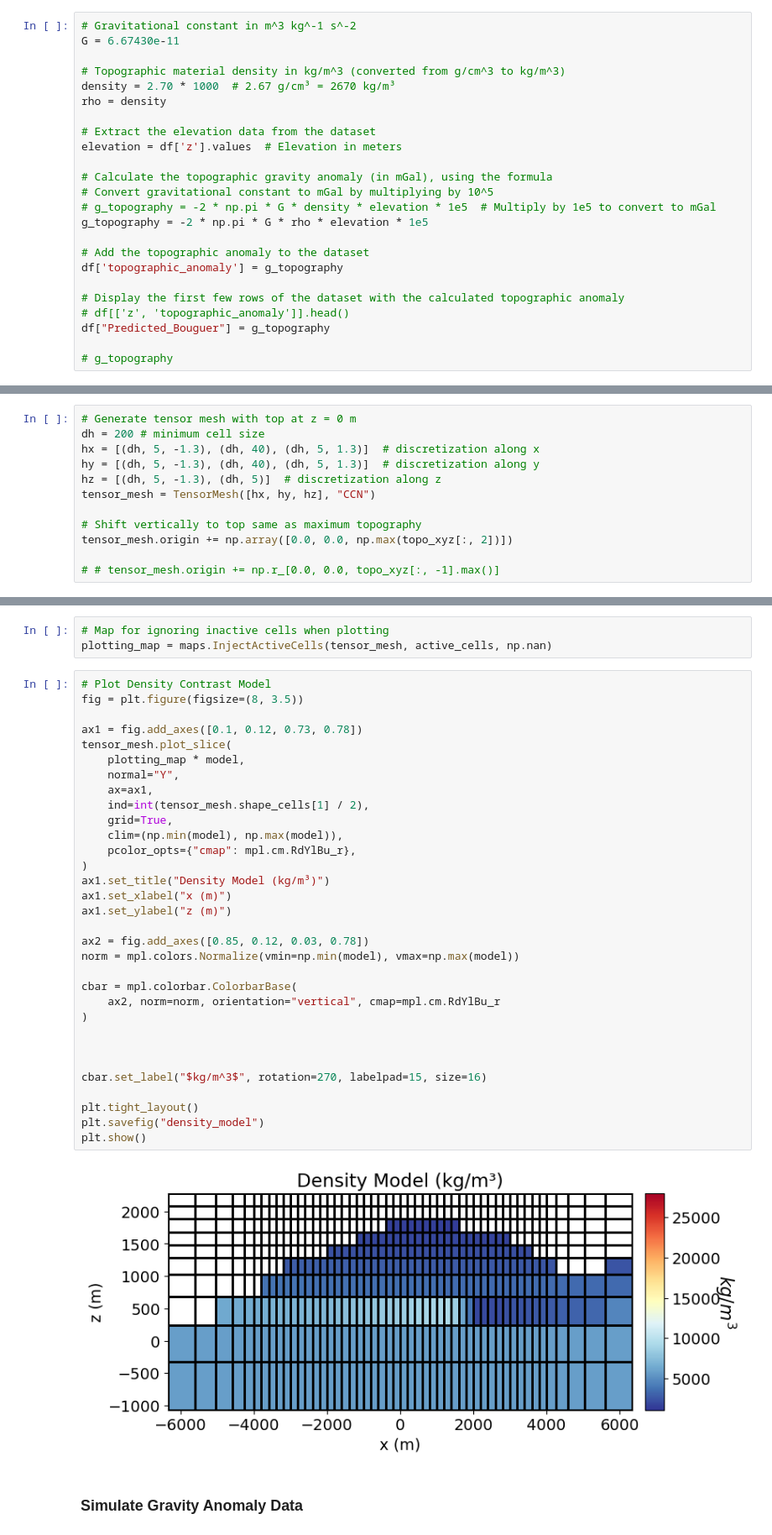
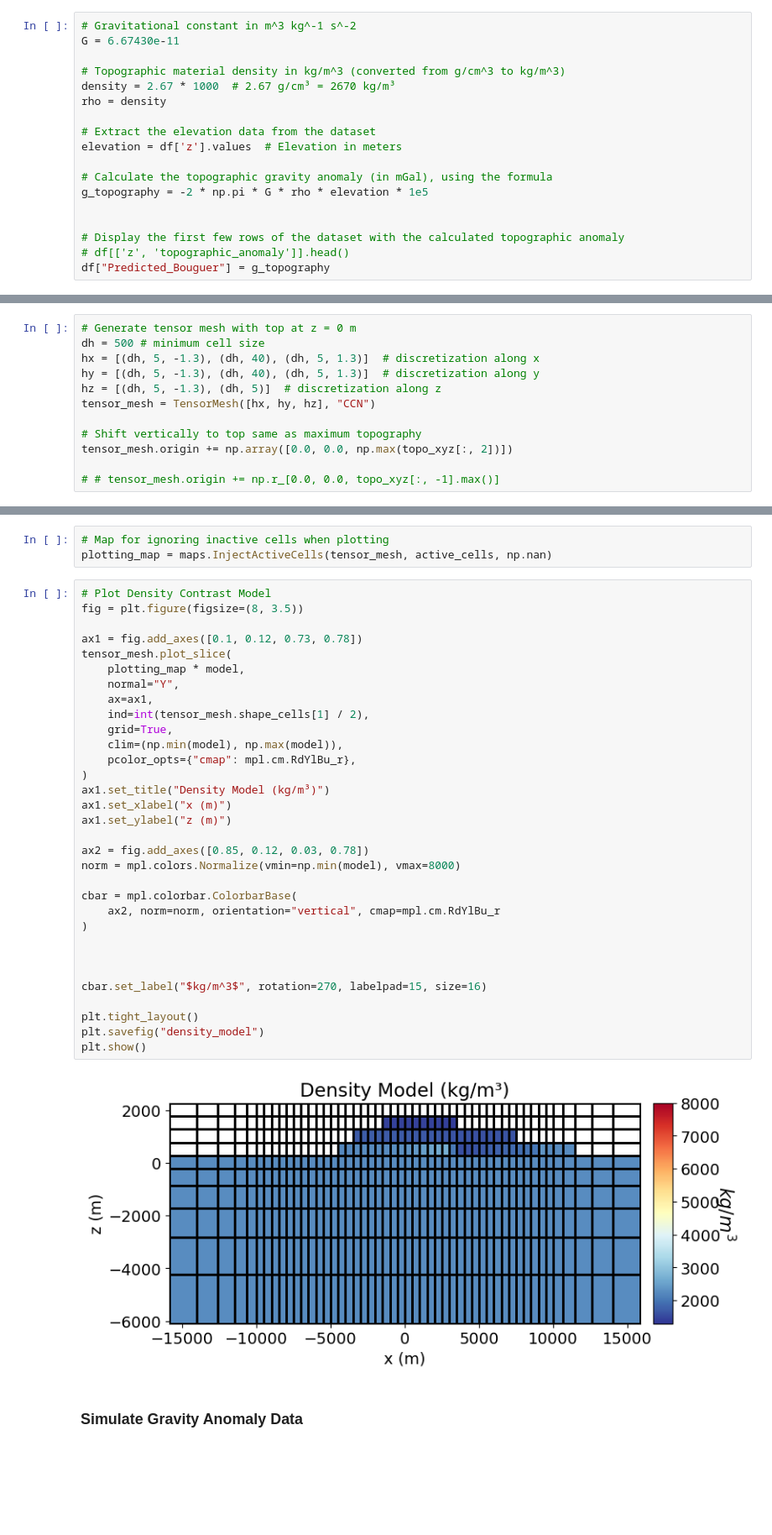
Before and after one commit to mebo4/EOSC454_project, a Jupyter notebook: project.ipynb, the cells around one changed output, grey strips where cells are left out. Shown at 84% size. Cells and saved outputs as stored; diff of their text form; blank space fills up the shorter version.

```diff
--- a/project.ipynb
+++ b/project.ipynb
@@ -227,25 +304,19 @@ Max: -5.5847306683322
 G = 6.67430e-11
 
 # Topographic material density in kg/m^3 (converted from g/cm^3 to kg/m^3)
-density = 2.70 * 1000  # 2.67 g/cm³ = 2670 kg/m³
+density = 2.67 * 1000  # 2.67 g/cm³ = 2670 kg/m³
 rho = density
 
 # Extract the elevation data from the dataset
 elevation = df['z'].values  # Elevation in meters
 
 # Calculate the topographic gravity anomaly (in mGal), using the formula
-# Convert gravitational constant to mGal by multiplying by 10^5
-# g_topography = -2 * np.pi * G * density * elevation * 1e5  # Multiply by 1e5 to convert to mGal
 g_topography = -2 * np.pi * G * rho * elevation * 1e5
 
-# Add the topographic anomaly to the dataset
-df['topographic_anomaly'] = g_topography
 
 # Display the first few rows of the dataset with the calculated topographic anomaly
 # df[['z', 'topographic_anomaly']].head()
 df["Predicted_Bouguer"] = g_topography
-
-# g_topography
 # %% [markdown]
 Calculate$$ \delta g_{bouguer} $$
 # %%
@@ -308,7 +393,7 @@ survey = gravity.survey.Survey(source_field)
 # average_spacing
 # %%
 # Generate tensor mesh with top at z = 0 m
-dh = 200 # minimum cell size
+dh = 500 # minimum cell size
 hx = [(dh, 5, -1.3), (dh, 40), (dh, 5, 1.3)]  # discretization along x
 hy = [(dh, 5, -1.3), (dh, 40), (dh, 5, 1.3)]  # discretization along y
 hz = [(dh, 5, -1.3), (dh, 5)]  # discretization along z
@@ -439,35 +526,35 @@ plotting_map = maps.InjectActiveCells(tensor_mesh, active_cells, np.nan)
 fig = plt.figure(figsize=(8, 3.5))
 
 ax1 = fig.add_axes([0.1, 0.12, 0.73, 0.78])
 tensor_mesh.plot_slice(
     plotting_map * model,
     normal="Y",
     ax=ax1,
     ind=int(tensor_mesh.shape_cells[1] / 2),
     grid=True,
     clim=(np.min(model), np.max(model)),
     pcolor_opts={"cmap": mpl.cm.RdYlBu_r},
 )
 ax1.set_title("Density Model (kg/m³)")
 ax1.set_xlabel("x (m)")
 ax1.set_ylabel("z (m)")
 
 ax2 = fig.add_axes([0.85, 0.12, 0.03, 0.78])
-norm = mpl.colors.Normalize(vmin=np.min(model), vmax=np.max(model))
+norm = mpl.colors.Normalize(vmin=np.min(model), vmax=8000)
 
 cbar = mpl.colorbar.ColorbarBase(
     ax2, norm=norm, orientation="vertical", cmap=mpl.cm.RdYlBu_r
 )
 
 
 
 cbar.set_label("$kg/m^3$", rotation=270, labelpad=15, size=16)
 
 plt.tight_layout()
 plt.savefig("density_model")
 plt.show()
 # %% [output]
-[figure, old version]
+[figure, new version]
 # %% [markdown]
 ### Simulate Gravity Anomaly Data
 # %%
```
Also changed, not shown: parts of 22 cells of this notebook.
